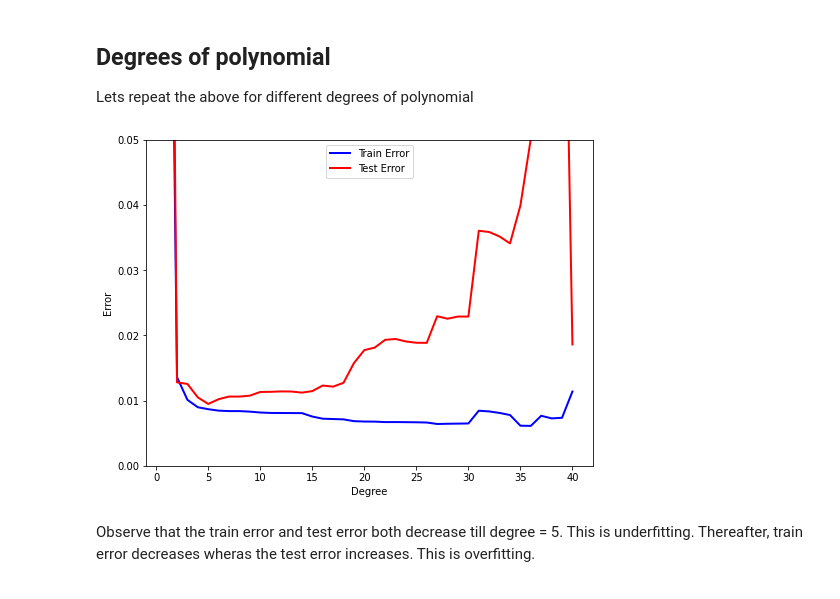
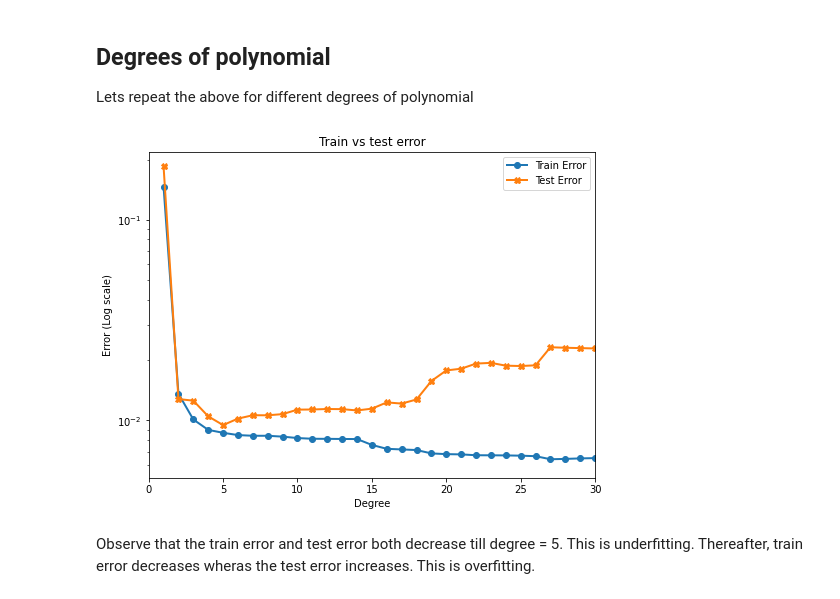
Before and after one commit to akshaykhadse/DigitalCognitionBook, a Jupyter notebook: 01_linear_regression/02_overfitting.ipynb, the cells around one changed output. Drawn from its saved outputs; the diff is of its cells as text; code cells hidden in the pictures.

```diff
--- a/01_linear_regression/02_overfitting.ipynb
+++ b/01_linear_regression/02_overfitting.ipynb
@@ -115,40 +120,44 @@ degrees = [int(x) for x in np.linspace(1, max_degrees, max_degrees)]
 
 trainErrors = np.zeros(max_degrees)
 testErrors = np.zeros(max_degrees)
 for polynomialDegree in degrees:
-    polynomialFeatures= PolynomialFeatures(polynomialDegree)
+    polynomialFeatures= PolynomialFeatures(polynomialDegree, include_bias=False)
     polynomialX = polynomialFeatures.fit_transform(xTrain)
 
     reg = LinearRegression()
     reg.fit(polynomialX, yTrain)
 
     trainPredictions = reg.predict(polynomialX)
     testPredictions = reg.predict(polynomialFeatures.fit_transform(xTest))
 
     trainErrors[polynomialDegree-1] = mean_squared_error(yTrain, trainPredictions)
     testErrors[polynomialDegree-1] = mean_squared_error(yTest, testPredictions)
 
 plt.figure(figsize=(8, 6))
 plt.plot(
     degrees,
     trainErrors,
-    c='blue',
+    marker="o",
+    c='tab:blue',
     linewidth=2
 )
 
 plt.plot(
     degrees,
     testErrors,
-    c='red',
+    marker="X",
+    c='tab:orange',
     linewidth=2
 )
 
-plt.ylim(0, 0.05);
+plt.xlim(0, 30);
 plt.xlabel("Degree")
-plt.ylabel("Error")
-plt.legend(['Train Error', 'Test Error'], loc='upper center');
+plt.ylabel("Error (Log scale)")
+plt.yscale("log")
+plt.legend(['Train Error', 'Test Error']);
+plt.title("Train vs test error");
 # %% [output]
-[figure, old version]
+[figure, new version]
 # %% [markdown]
 Observe that the train error and test error both decrease till degree = 5. This is underfitting. Thereafter, train error decreases wheras the test error increases. This is overfitting.
 # %% [markdown]
```
Also changed, not shown: parts of 2 cells of this notebook.
